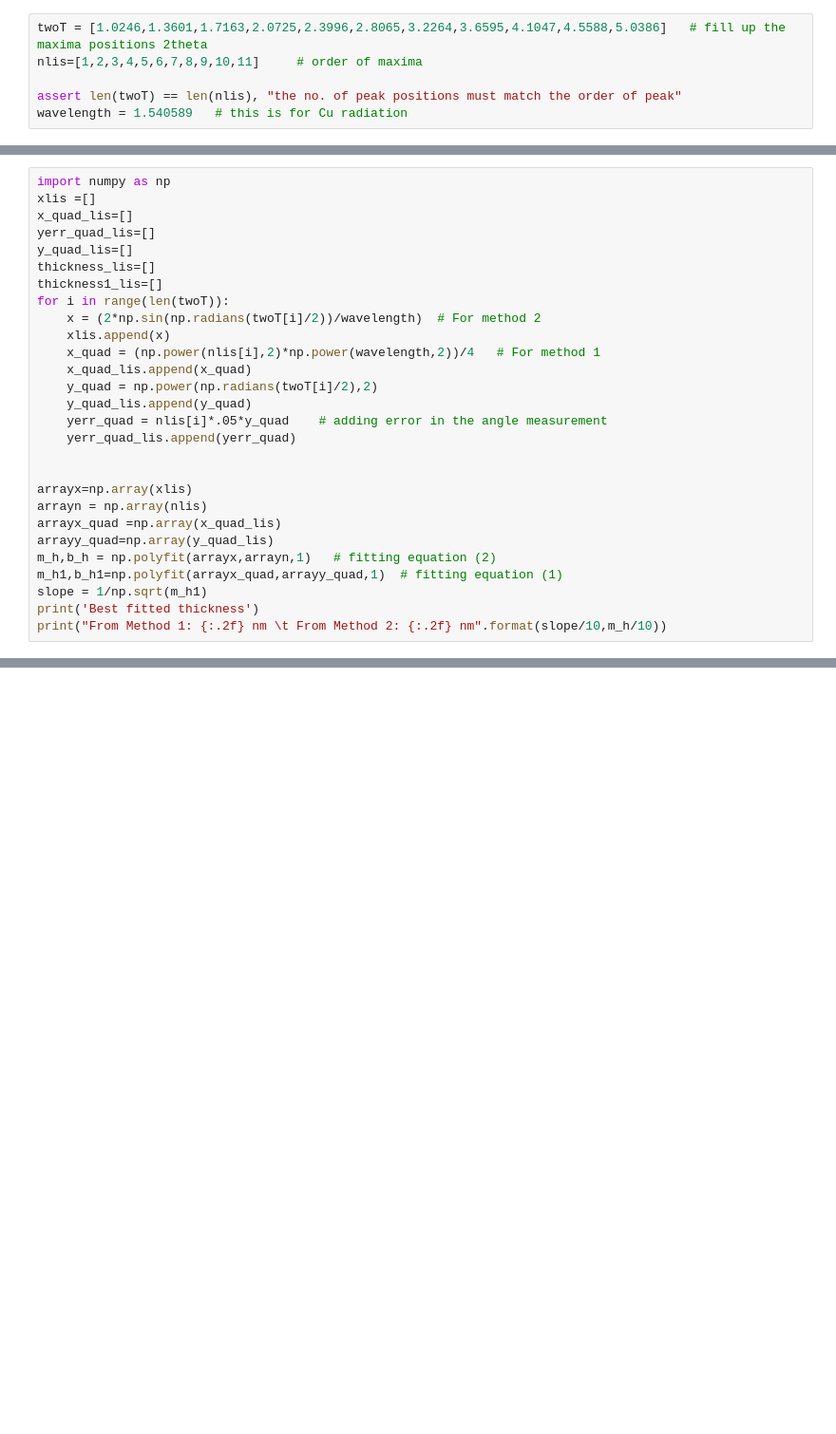
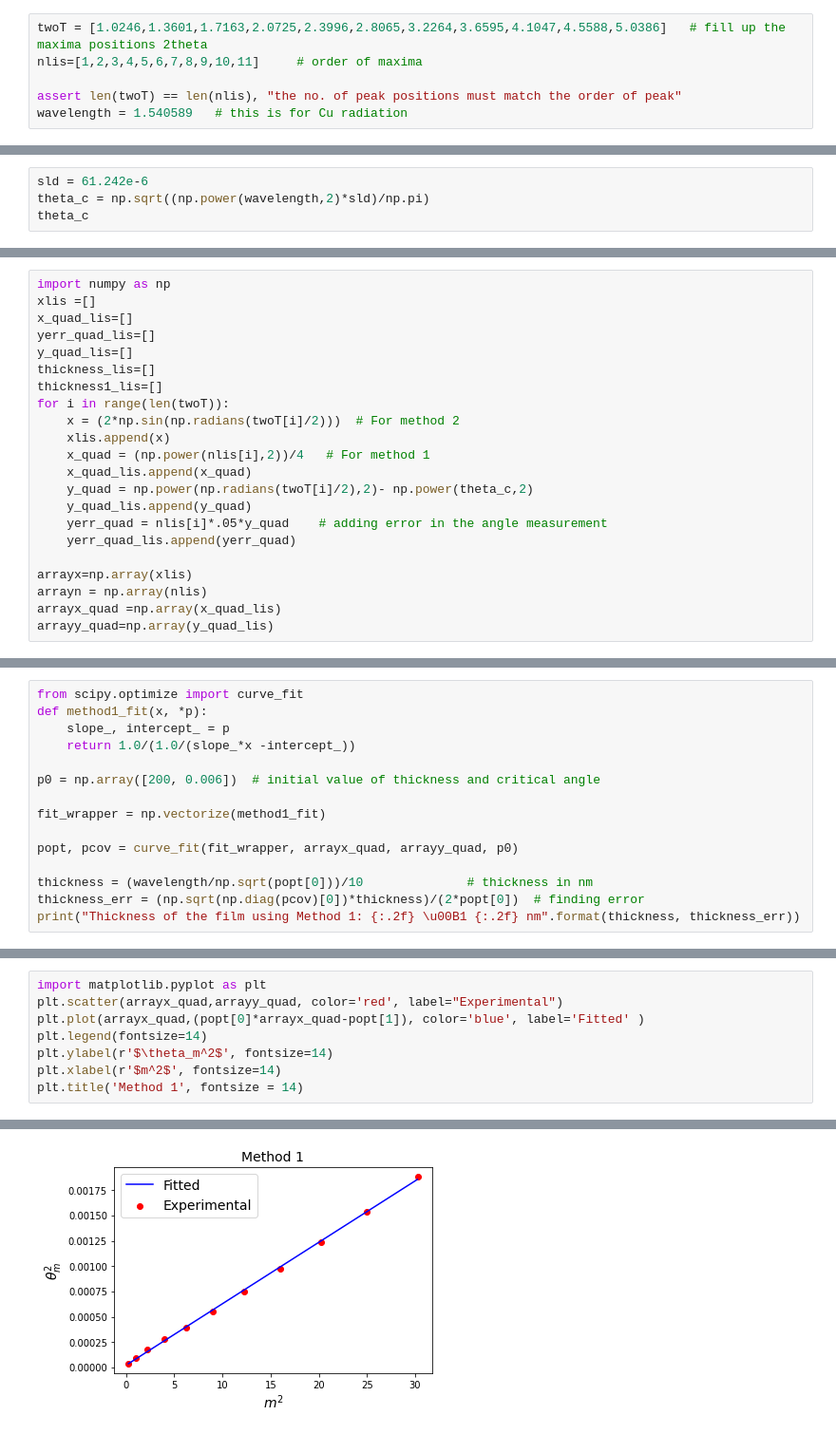
Before and after one commit to skc46/Alloys_preparation, a Jupyter notebook: Thin-films_thickness_measurement.ipynb, the cells around one changed output, grey strips where cells are left out. Shown: that part at 95% size. Cells and saved outputs as stored; diff of their text form; blank space fills up the shorter version.

```diff
--- a/Thin-films_thickness_measurement.ipynb
+++ b/Thin-films_thickness_measurement.ipynb
@@ -26,0 +30,4 @@ wavelength = 1.540589   # this is for Cu radiation
+# %%
+sld = 61.242e-6
+theta_c = np.sqrt((np.power(wavelength,2)*sld)/np.pi)
+theta_c
@@ -33,22 +42,16 @@ y_quad_lis=[]
 thickness_lis=[]
 thickness1_lis=[]
 for i in range(len(twoT)):
-    x = (2*np.sin(np.radians(twoT[i]/2))/wavelength)  # For method 2
+    x = (2*np.sin(np.radians(twoT[i]/2)))  # For method 2
     xlis.append(x)
-    x_quad = (np.power(nlis[i],2)*np.power(wavelength,2))/4   # For method 1
+    x_quad = (np.power(nlis[i],2))/4   # For method 1
     x_quad_lis.append(x_quad)
-    y_quad = np.power(np.radians(twoT[i]/2),2)
+    y_quad = np.power(np.radians(twoT[i]/2),2)- np.power(theta_c,2)
     y_quad_lis.append(y_quad)
     yerr_quad = nlis[i]*.05*y_quad    # adding error in the angle measurement
     yerr_quad_lis.append(yerr_quad)
-
 
 arrayx=np.array(xlis)
 arrayn = np.array(nlis)
 arrayx_quad =np.array(x_quad_lis)
 arrayy_quad=np.array(y_quad_lis)
-m_h,b_h = np.polyfit(arrayx,arrayn,1)   # fitting equation (2)
-m_h1,b_h1=np.polyfit(arrayx_quad,arrayy_quad,1)  # fitting equation (1)
-slope = 1/np.sqrt(m_h1)
-print('Best fitted thickness')
-print("From Method 1: {:.2f} nm \t From Method 2: {:.2f} nm".format(slope/10,m_h/10))
@@ -57,0 +60,15 @@ From Method 1: 19.78 nm          From Method 2: 21.98 nm
+# %%
+from scipy.optimize import curve_fit
+def method1_fit(x, *p):
+    slope_, intercept_ = p
+    return 1.0/(1.0/(slope_*x -intercept_))
+
+p0 = np.array([200, 0.006])  # initial value of thickness and critical angle
+
+fit_wrapper = np.vectorize(method1_fit)
+
+popt, pcov = curve_fit(fit_wrapper, arrayx_quad, arrayy_quad, p0)
+
+thickness = (wavelength/np.sqrt(popt[0]))/10              # thickness in nm
+thickness_err = (np.sqrt(np.diag(pcov)[0])*thickness)/(2*popt[0])  # finding error
+print("Thickness of the film using Method 1: {:.2f} \u00B1 {:.2f} nm".format(thickness, thickness_err))
@@ -57,0 +88,9 @@ From Method 1: 19.78 nm          From Method 2: 21.98 nm
+# %%
+import matplotlib.pyplot as plt
+plt.scatter(arrayx_quad,arrayy_quad, color='red', label="Experimental")
+plt.plot(arrayx_quad,(popt[0]*arrayx_quad-popt[1]), color='blue', label='Fitted' )
+plt.legend(fontsize=14)
+plt.ylabel(r'$\theta_m^2$', fontsize=14)
+plt.xlabel(r'$m^2$', fontsize=14)
+plt.title('Method 1', fontsize = 14)
+# %% [output]
@@ -57,0 +98 @@ From Method 1: 19.78 nm          From Method 2: 21.98 nm
+[figure, added]
```
Also changed, not shown: parts of 12 cells of this notebook.
